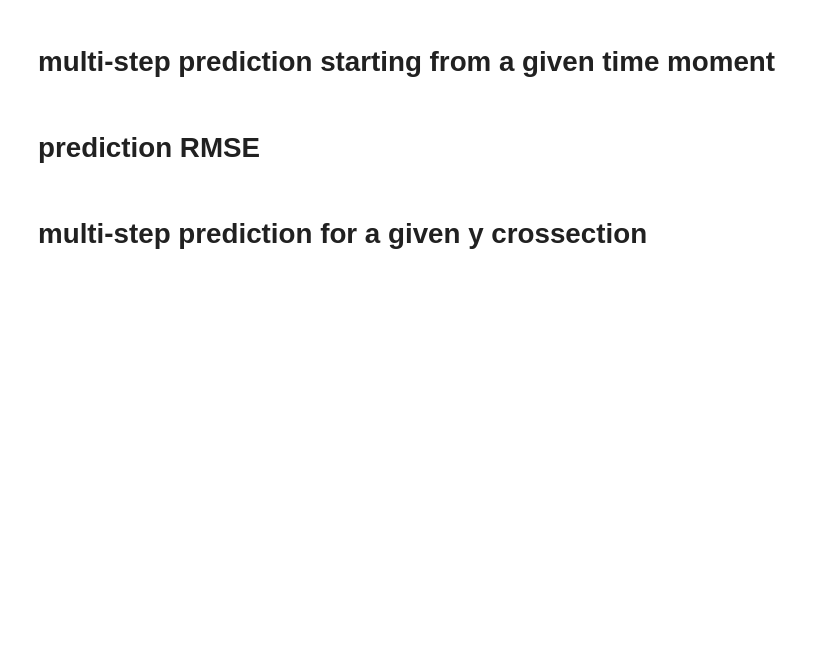
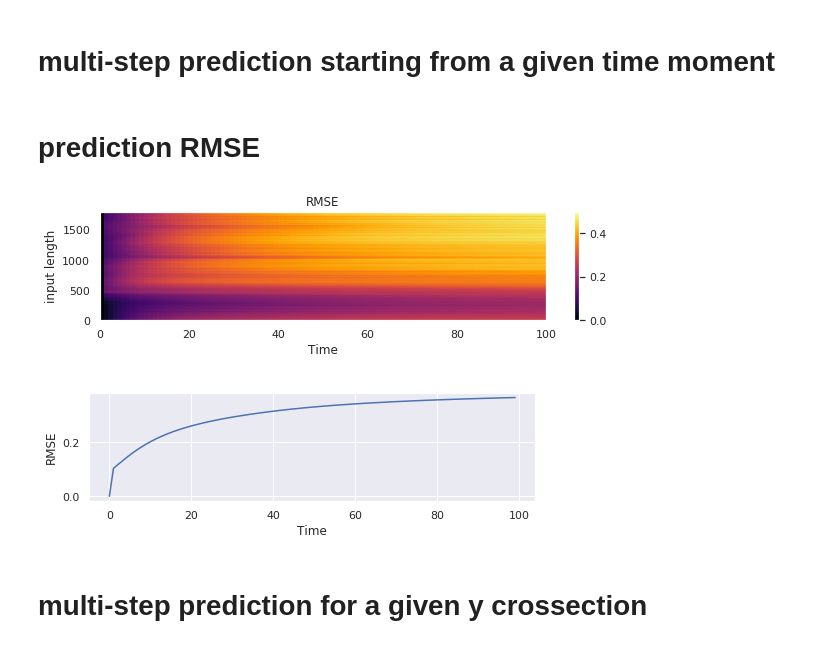
Before and after one commit to jon-dong/reservoir-computing-python, a Jupyter notebook: convection.ipynb, the cells around one changed output. Drawn from its saved outputs; the diff is of its cells as text; code cells hidden in the pictures; blank space fills up the shorter version.

```diff
--- a/convection.ipynb
+++ b/convection.ipynb
@@ -232,42 +238,24 @@ plt.show
 # %% [markdown]
 # prediction RMSE
 # %%
-T_max = np.amax(raw_test_data)
-T_min = np.amin(raw_test_data)
-x_dim, y_dim, sequence_length = raw_test_data.shape
-pred_output_ = pred_output.reshape(sequence_length-b.forget, b.pred_horizon, x_dim, y_dim)
-true_data = test_data[0, b.forget:].reshape(sequence_length-b.forget, x_dim, y_dim)
-
-
-total_pred = b.pred_horizon*b.rec_pred_steps
-true_data_norm = true_data/np.std(true_data)
-pred_output_norm = pred_output_/np.std(true_data)
-length_input = pred_output_norm.shape[0] - total_pred
-rmse = np.zeros((length_input, total_pred))
-for n_input in range(1, length_input):
-    for n_pred in range(1, total_pred+1):
-        d1 = true_data_norm[n_input:n_input+n_pred, :, :]
-        d2 = pred_output_norm[n_input-1, 0:n_pred, :]
-
-        rmse[n_input-1, n_pred-1] = np.sqrt(1./(n_pred*spatial_points)*np.sum((d1.flatten() - d2.flatten())**2))
-
-np.save('rmse_n_res_5000_n_pred_100_dT_10', rmse)
-
 plt.figure(1,figsize=(10,2))
 plt.title('RMSE')
 plt.ylabel('input length')
 plt.xlabel('Time')
-im=plt.pcolormesh(rmse[:,:], cmap='inferno')
+im=plt.pcolormesh(rmse, cmap='inferno')
 plt.colorbar(im)
 plt.show;
-plt.savefig('RMSE_map.png', bbox_inches='tight', dpi=600)
+# plt.savefig('RMSE_map.png', bbox_inches='tight', dpi=600)
 
 plt.figure(2,figsize=(8,2))
 plt.ylabel('RMSE')
 plt.xlabel('Time')
-plt.plot(np.mean(rmse[:,:], axis=0))
+plt.plot(rmse_vec)
 plt.show;
-plt.savefig('RMSE_averaged.png', bbox_inches='tight', dpi=600)
+# plt.savefig('RMSE_averaged.png', bbox_inches='tight', dpi=600)
+# %% [output]
+[figure, added]
+[figure, added]
 # %% [markdown]
 # multi-step prediction for a given y crossection
 # %%
```
Also changed, not shown: parts of 3 cells of this notebook, 2 other files.
